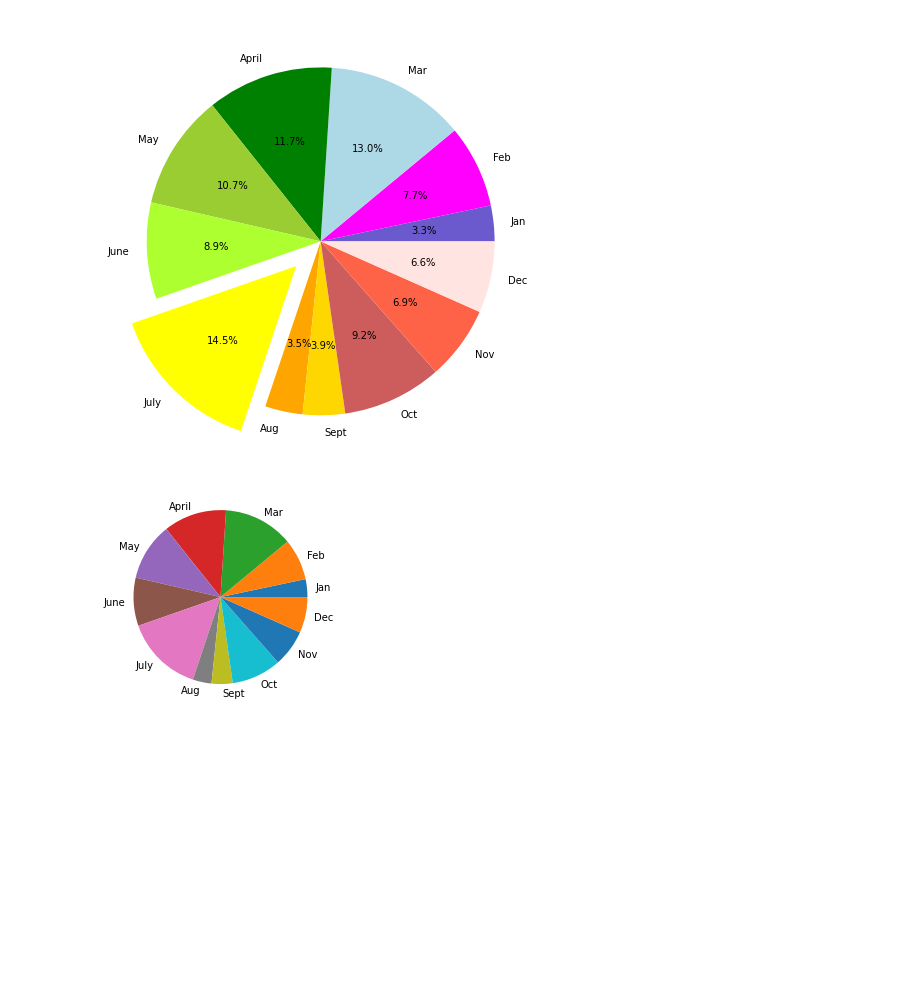
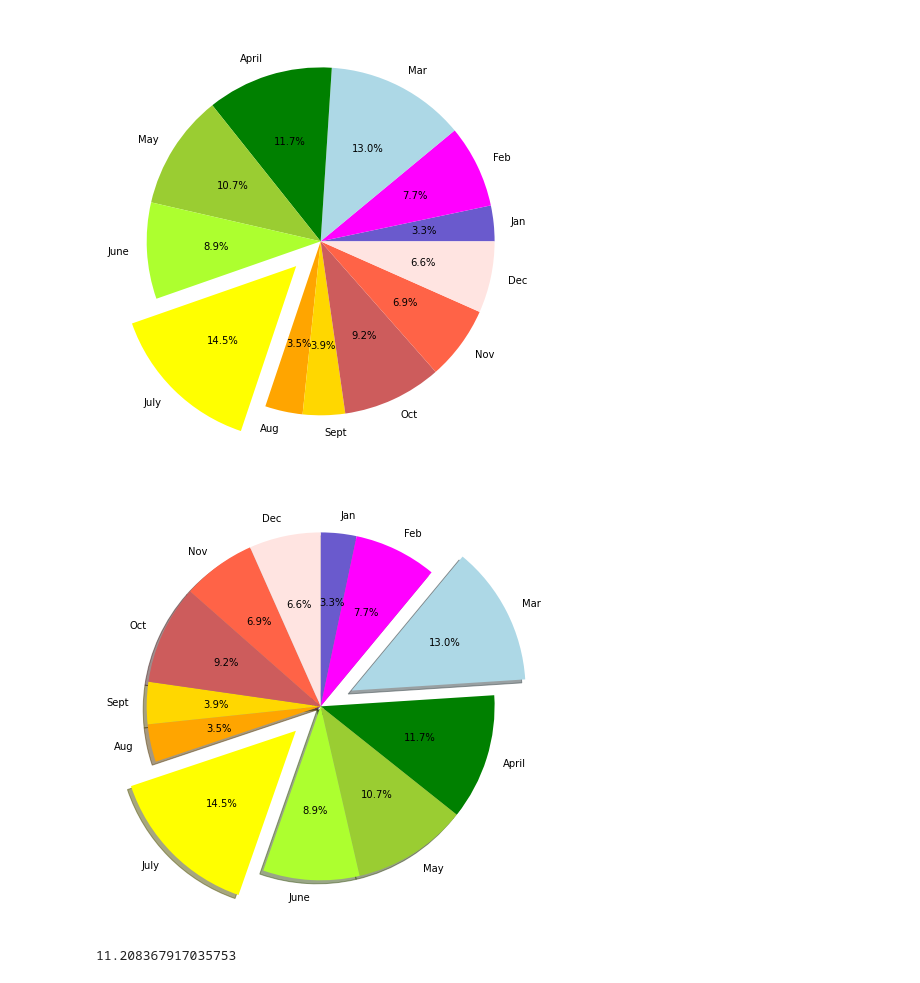
Before and after one commit to Sbruce3883/PyBer_Analysis, a Jupyter notebook: matplotlib_practice.ipynb, the cells around one changed output. Cells and saved outputs as stored; diff of their text form; code cells hidden in the pictures; blank space fills up the shorter version.

```diff
--- a/matplotlib_practice.ipynb
+++ b/matplotlib_practice.ipynb
@@ -289,26 +289,13 @@ plt.pie(y_axis,
 plt.show()
 # %% [output]
 [figure]
-# %%
-fig, ax = plt.subplots()
-ax.subplots(figsize=(8, 8))
-ax.pie(y_axis,
-    explode=explode_values,
-    colors=colors,
-    labels=x_axis,
-    autopct='%.1f%%')
-plt.show()
-# %% [output]
-[figure, removed]
 # %%
+# Object-oriented approach to pie chart
 # Assign 12 colors, one for each month.
 colors = ["slateblue", "magenta", "lightblue", "green", "yellowgreen", "greenyellow", "yellow", "orange", "gold", "indianred", "tomato", "mistyrose"]
-explode_values = (0, 0, 0, 0, 0, 0, 0.2, 0, 0, 0, 0, 0)
-plt.subplots(figsize=(8, 8))
-plt.pie(y_axis,
-    explode=explode_values,
-    colors=colors,
-    labels=x_axis,
-    autopct='%.1f%%')
-
+explode_values = (0, 0, .2, 0, 0, 0, 0.2, 0, 0, 0, 0, 0)
+fig, ax = plt.subplots(figsize=(8, 8))
+ax.pie(y_axis,labels=x_axis,autopct='%.1f%%',explode=explode_values,shadow=True,startangle=90,counterclock=False,colors=colors)
 plt.show()
+# %% [output]
+[figure, added]
@@ -314,0 +315,6 @@ plt.show()
+# %%
+# Get the standard deviation of the values in the y-axis.
+stdev = statistics.stdev(y_axis)
+stdev
+# %% [output]
+11.208367917035753
```
Also changed, not shown: parts of 8 cells of this notebook.
